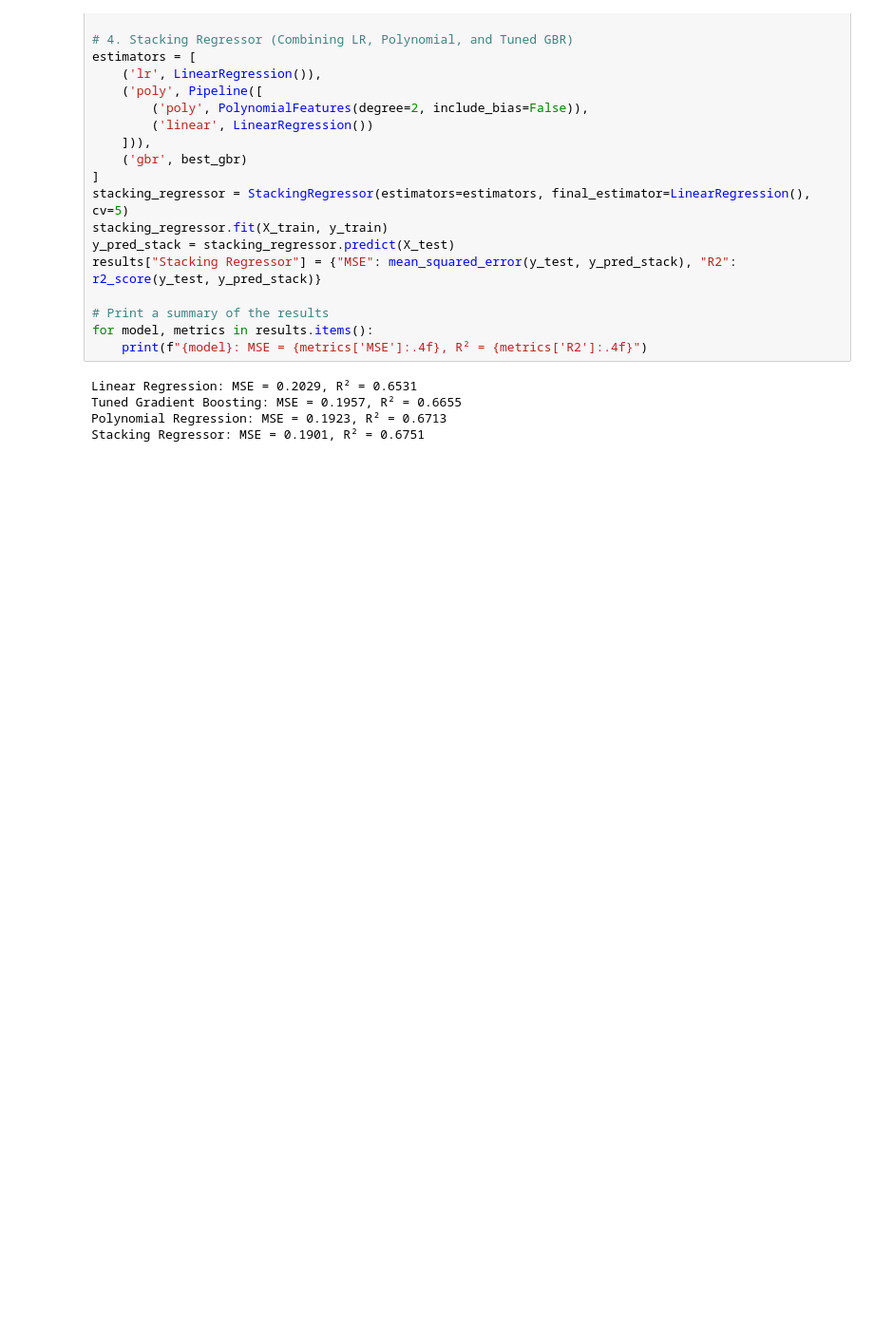
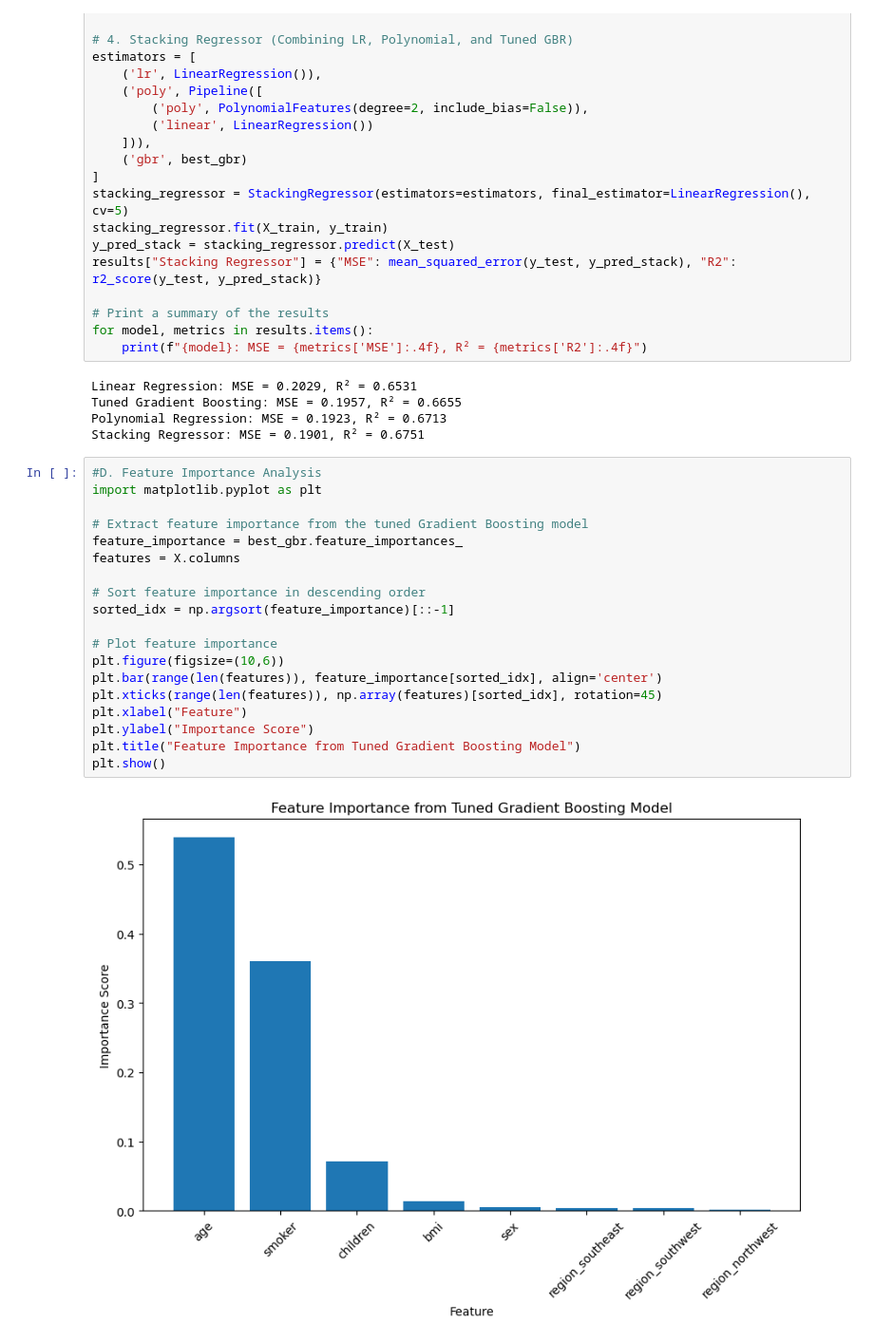
Before and after one commit to AndrewJesse/ML-Insurance-Charges-Prediction-Model, a Jupyter notebook: main.ipynb, the cells around one changed output. Shown at 95% size. Drawn from its saved outputs; the diff is of its cells as text; blank space fills up the shorter version.

Commit message:
D. Feature Importance Analysis

```diff
--- a/main.ipynb
+++ b/main.ipynb
@@ -238,3 +238,24 @@ Linear Regression: MSE = 0.2029, R² = 0.6531
 Tuned Gradient Boosting: MSE = 0.1957, R² = 0.6655
 Polynomial Regression: MSE = 0.1923, R² = 0.6713
 Stacking Regressor: MSE = 0.1901, R² = 0.6751
+# %%
+#D. Feature Importance Analysis
+import matplotlib.pyplot as plt
+
+# Extract feature importance from the tuned Gradient Boosting model
+feature_importance = best_gbr.feature_importances_
+features = X.columns
+
+# Sort feature importance in descending order
+sorted_idx = np.argsort(feature_importance)[::-1]
+
+# Plot feature importance
+plt.figure(figsize=(10,6))
+plt.bar(range(len(features)), feature_importance[sorted_idx], align='center')
+plt.xticks(range(len(features)), np.array(features)[sorted_idx], rotation=45)
+plt.xlabel("Feature")
+plt.ylabel("Importance Score")
+plt.title("Feature Importance from Tuned Gradient Boosting Model")
+plt.show()
+# %% [output]
+[figure, added]
```
